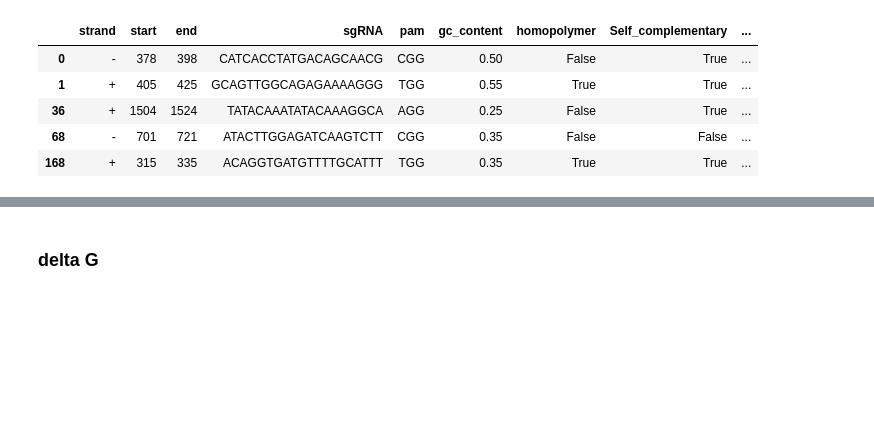
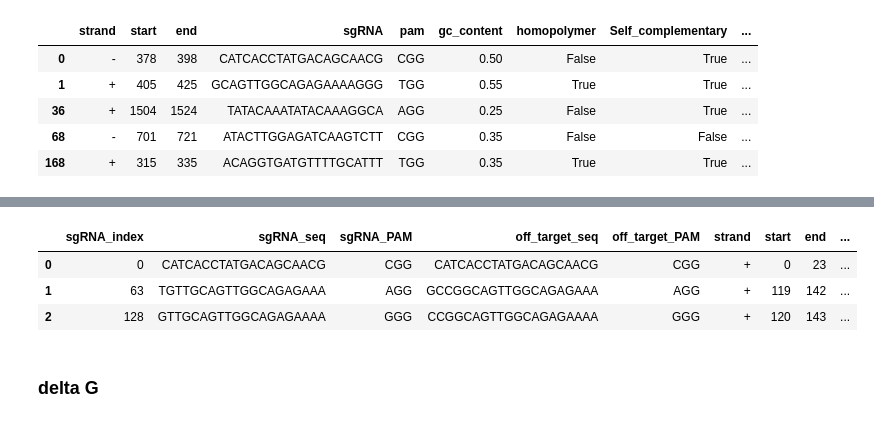
Before and after one commit to oreshnya/grna_design_tool, a Jupyter notebook: main_process.ipynb, the cells around one changed output, grey strips where cells are left out. Drawn from its saved outputs; the diff is of its cells as text; code cells hidden in the pictures; blank space fills up the shorter version.

Commit message:
off-target screening

```diff
--- a/main_process.ipynb
+++ b/main_process.ipynb
@@ -67,7 +72,8 @@ def find_candidate_sgRNAs(sequence: str, pam: str = "NGG") -> list[dict]:
                     "end": i+24 if strand == "+" else len(seq) - i - 6,
                     "sgRNA": sgRNA,
                     "pam": pam_candidate,
-                    "window": window
+                    "window": window,
+
                 })
     return results
 # %%
@@ -254,0 +699,9 @@ df_export
+# %%
+records = list(SeqIO.parse("data/genome_test_copy.fa", "fasta"))
+
+print(f"Найдено записей: {len(records)}")
+for i, rec in enumerate(records):
+    print(f"{i+1}. {rec.id} — {len(rec.seq)} нуклеотидов")
+
+genome_seq = "".join(str(rec.seq) for rec in records)
+print(f"Общая длина склеенной последовательности: {len(genome_seq)}")
@@ -255,3 +717,18 @@ df_export
+# %%
+df_with_mm, off_df = off_target_screen_py_v2(
+    sgrna_df              = df_sg_candidates,
+    genome_seq            = genome_seq,
+    userPAM               = "NGG",
+    PAM_col               = "pam",
+    sgRNA_seq_col         = "sgRNA"
+)
+# %%
+off_df
+# %% [output]
+|  | sgRNA_index | sgRNA_seq | sgRNA_PAM | off_target_seq | off_target_PAM | strand | start | end | ... |
+| 0 | 0 | CATCACCTATGACAGCAACG | CGG | CATCACCTATGACAGCAACG | CGG | + | 0 | 23 | ... |
+| 1 | 63 | TGTTGCAGTTGGCAGAGAAA | AGG | GCCGGCAGTTGGCAGAGAAA | AGG | + | 119 | 142 | ... |
+| 2 | 128 | GTTGCAGTTGGCAGAGAAAA | GGG | CCGGCAGTTGGCAGAGAAAA | GGG | + | 120 | 143 | ... |
 # %% [markdown]
 ### delta G
 # %%
```
Also changed, not shown: parts of 31 cells of this notebook, 14 other files.
